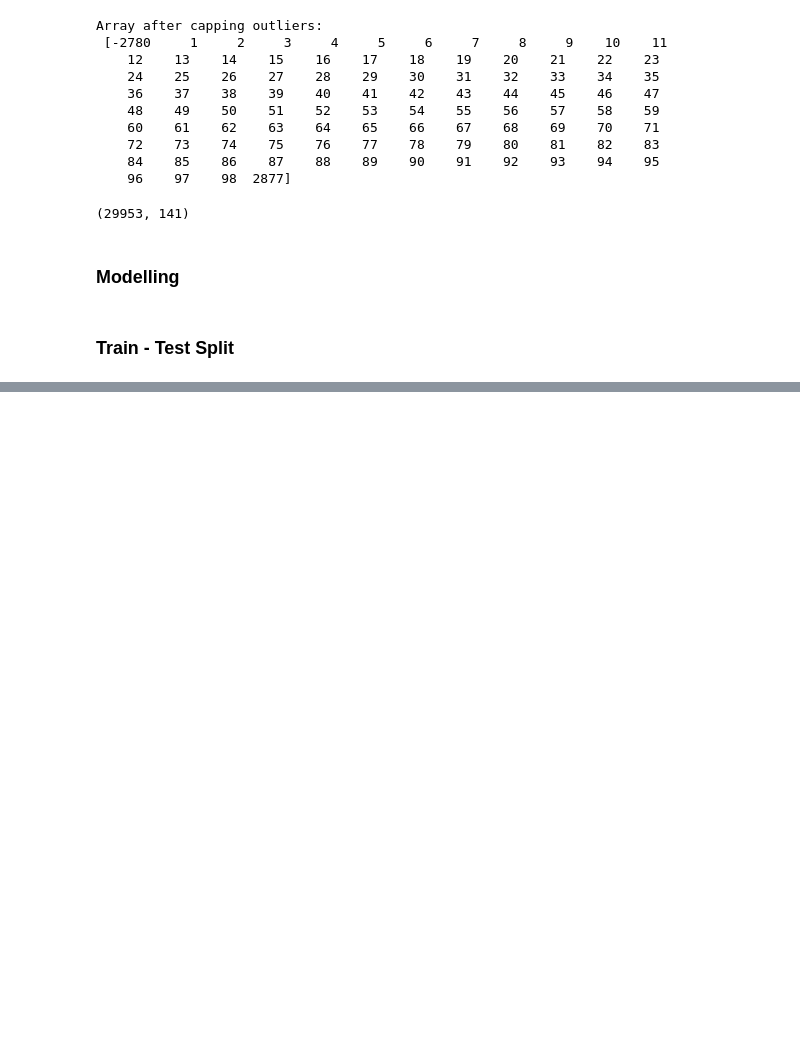
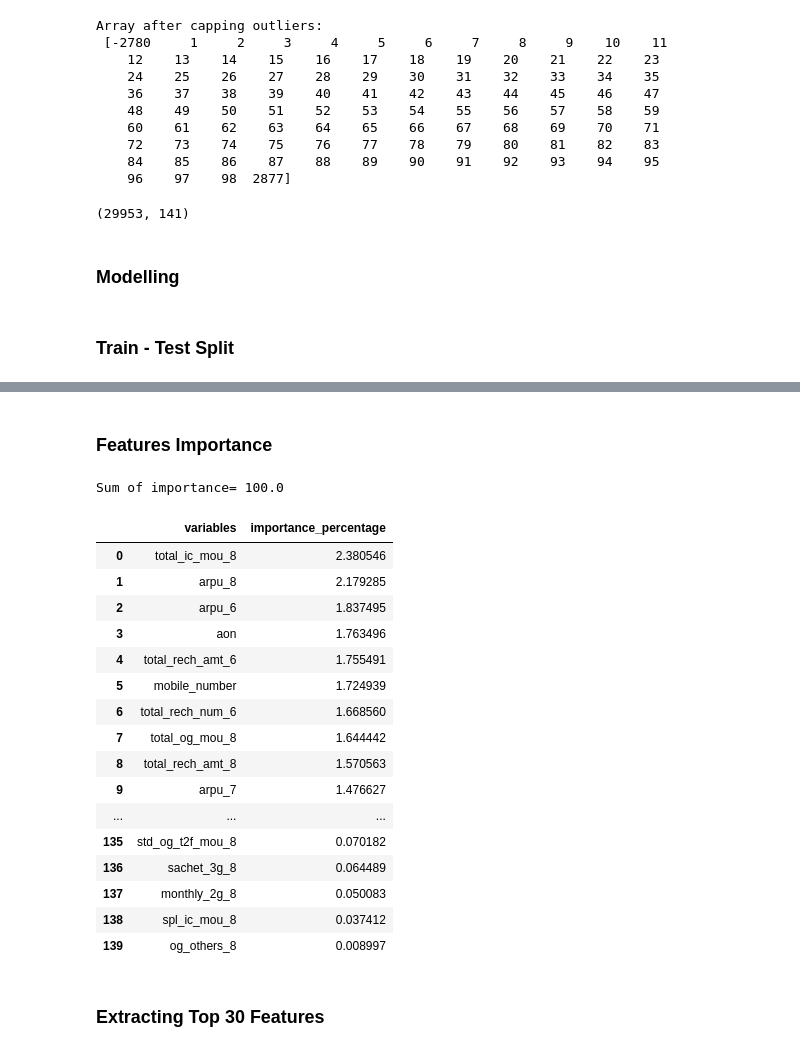
Before and after one commit to sanjanabansal1994/Telecom-Churn-Project, a Jupyter notebook: Telecom_Case_study.ipynb, the cells around one changed output, grey strips where cells are left out. Saved outputs shown, nothing was run; the diff lists cells and outputs as text; code cells hidden in the pictures; blank space fills up the shorter version.

```diff
--- a/Telecom_Case_study.ipynb
+++ b/Telecom_Case_study.ipynb
@@ -321,0 +560,15 @@ X_train, X_test, y_train, y_test = train_test_split(X, y, test_size = 0.25, rand
+# %%
+# random forest - the class weight is used to handle class imbalance - it adjusts the cost function
+forest = RandomForestClassifier(class_weight={0:0.1, 1: 0.9}, n_jobs = -1)
+
+# hyperparameter space
+params = {"criterion": ['gini', 'entropy'], "max_features": ['auto', 0.4]}
+
+# create 5 folds
+folds = StratifiedKFold(n_splits = 5, shuffle = True, random_state = 4)
+
+# create gridsearch object
+model = GridSearchCV(estimator=forest, cv=folds, param_grid=params, scoring='roc_auc', n_jobs=-1, verbose=1)
+# %%
+# fit model
+model.fit(X_train, y_train)
@@ -321,0 +662,38 @@ X_train, X_test, y_train, y_test = train_test_split(X, y, test_size = 0.25, rand
+# %% [markdown]
+### Features Importance
+# %%
+# predictors
+features = data1.drop('churn', axis=1).columns
+
+# feature_importance
+importance = rf_model.feature_importances_
+
+# create dataframe
+feature_importance = pd.DataFrame({'variables': features, 'importance_percentage': importance*100})
+feature_importance = feature_importance[['variables', 'importance_percentage']]
+
+# sort features
+feature_importance = feature_importance.sort_values('importance_percentage', ascending=False).reset_index(drop=True)
+print("Sum of importance=", feature_importance.importance_percentage.sum())
+feature_importance
+# %% [output]
+Sum of importance= 100.0
+|  | variables | importance_percentage |
+| 0 | total_ic_mou_8 | 2.380546 |
+| 1 | arpu_8 | 2.179285 |
+| 2 | arpu_6 | 1.837495 |
+| 3 | aon | 1.763496 |
+| 4 | total_rech_amt_6 | 1.755491 |
+| 5 | mobile_number | 1.724939 |
+| 6 | total_rech_num_6 | 1.668560 |
+| 7 | total_og_mou_8 | 1.644442 |
+| 8 | total_rech_amt_8 | 1.570563 |
+| 9 | arpu_7 | 1.476627 |
+| ... | ... | ... |
+| 135 | std_og_t2f_mou_8 | 0.070182 |
+| 136 | sachet_3g_8 | 0.064489 |
+| 137 | monthly_2g_8 | 0.050083 |
+| 138 | spl_ic_mou_8 | 0.037412 |
+| 139 | og_others_8 | 0.008997 |
+# %% [markdown]
+### Extracting Top 30 Features
```
Also changed, not shown: parts of 35 cells of this notebook.
